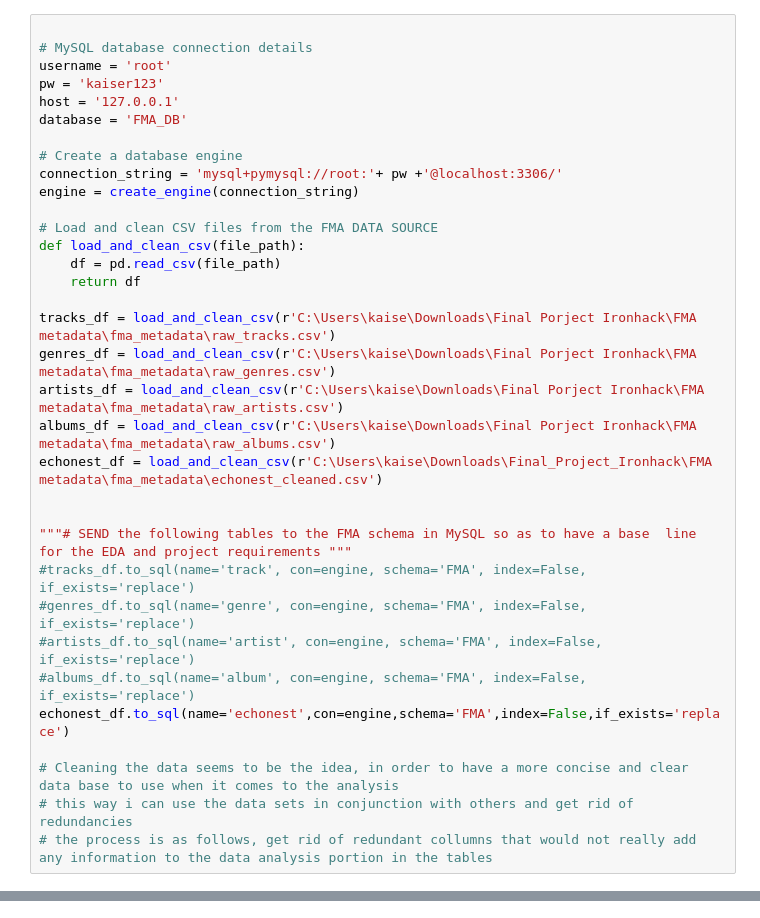
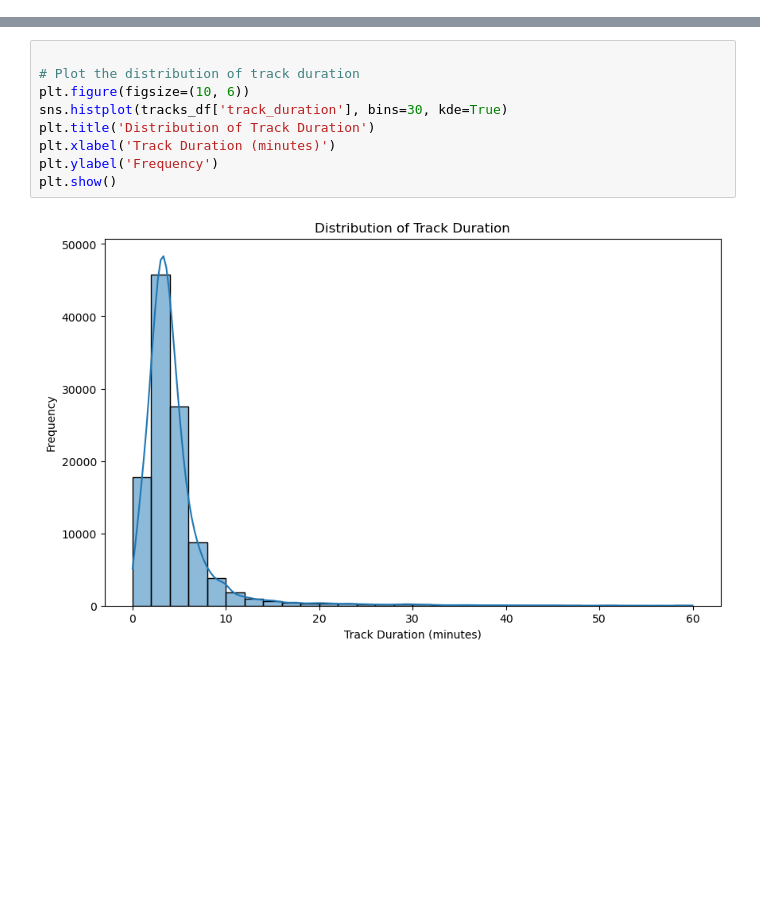
Before and after one commit to NabilOMONDI/Finalproject, a Jupyter notebook: Data to SQL .ipynb, the cells around one changed output, grey strips where cells are left out. Drawn from its saved outputs; the diff is of its cells as text; blank space fills up the shorter version.

```diff
--- a/Data to SQL .ipynb
+++ b/Data to SQL .ipynb
@@ -25,34 +142,0 @@ Note: you may need to restart the kernel to use updated packages.
-# %%
-
-# MySQL database connection details
-username = 'root'
-pw = 'kaiser123'
-host = '127.0.0.1'
-database = 'FMA_DB'
-
-# Create a database engine
-connection_string = 'mysql+pymysql://root:'+ pw +'@localhost:3306/'
-engine = create_engine(connection_string)
-
-# Load and clean CSV files from the FMA DATA SOURCE
-def load_and_clean_csv(file_path):
-    df = pd.read_csv(file_path)
-    return df
-
-tracks_df = load_and_clean_csv(r'C:\Users\kaise\Downloads\Final Porject Ironhack\FMA metadata\fma_metadata\raw_tracks.csv')
-genres_df = load_and_clean_csv(r'C:\Users\kaise\Downloads\Final Porject Ironhack\FMA metadata\fma_metadata\raw_genres.csv')
-artists_df = load_and_clean_csv(r'C:\Users\kaise\Downloads\Final Porject Ironhack\FMA metadata\fma_metadata\raw_artists.csv')
-albums_df = load_and_clean_csv(r'C:\Users\kaise\Downloads\Final Porject Ironhack\FMA metadata\fma_metadata\raw_albums.csv')
-echonest_df = load_and_clean_csv(r'C:\Users\kaise\Downloads\Final_Project_Ironhack\FMA metadata\fma_metadata\echonest_cleaned.csv')
-
-
-"""# SEND the following tables to the FMA schema in MySQL so as to have a base  line for the EDA and project requirements """
-#tracks_df.to_sql(name='track', con=engine, schema='FMA', index=False, if_exists='replace')
-#genres_df.to_sql(name='genre', con=engine, schema='FMA', index=False, if_exists='replace')
-#artists_df.to_sql(name='artist', con=engine, schema='FMA', index=False, if_exists='replace')
-#albums_df.to_sql(name='album', con=engine, schema='FMA', index=False, if_exists='replace')
-echonest_df.to_sql(name='echonest',con=engine,schema='FMA',index=False,if_exists='replace')
-
-# Cleaning the data seems to be the idea, in order to have a more concise and clear data base to use when it comes to the analysis
-# this way i can use the data sets in conjunction with others and get rid of redundancies
-# the process is as follows, get rid of redundant collumns that would not really add any information to the data analysis portion in the tables
@@ -86,0 +456,11 @@ dtype('float64')
+# %%
+
+# Plot the distribution of track duration
+plt.figure(figsize=(10, 6))
+sns.histplot(tracks_df['track_duration'], bins=30, kde=True)
+plt.title('Distribution of Track Duration')
+plt.xlabel('Track Duration (minutes)')
+plt.ylabel('Frequency')
+plt.show()
+# %% [output]
+[figure, added]
```
Also changed, not shown: parts of 39 cells of this notebook.
